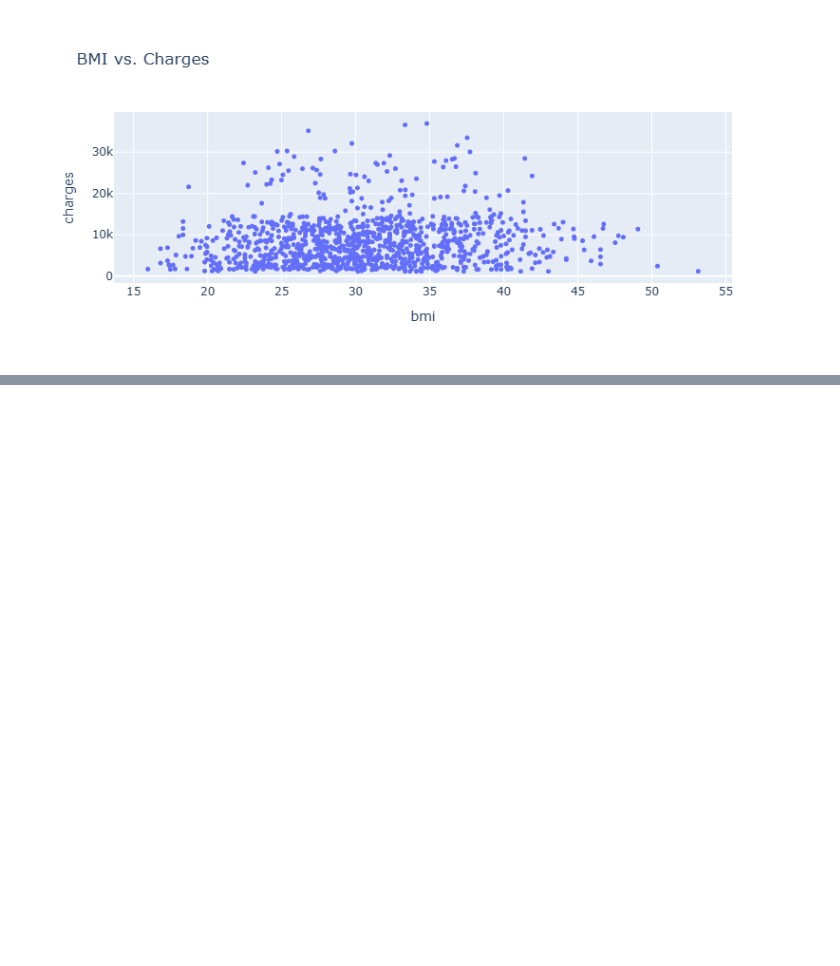
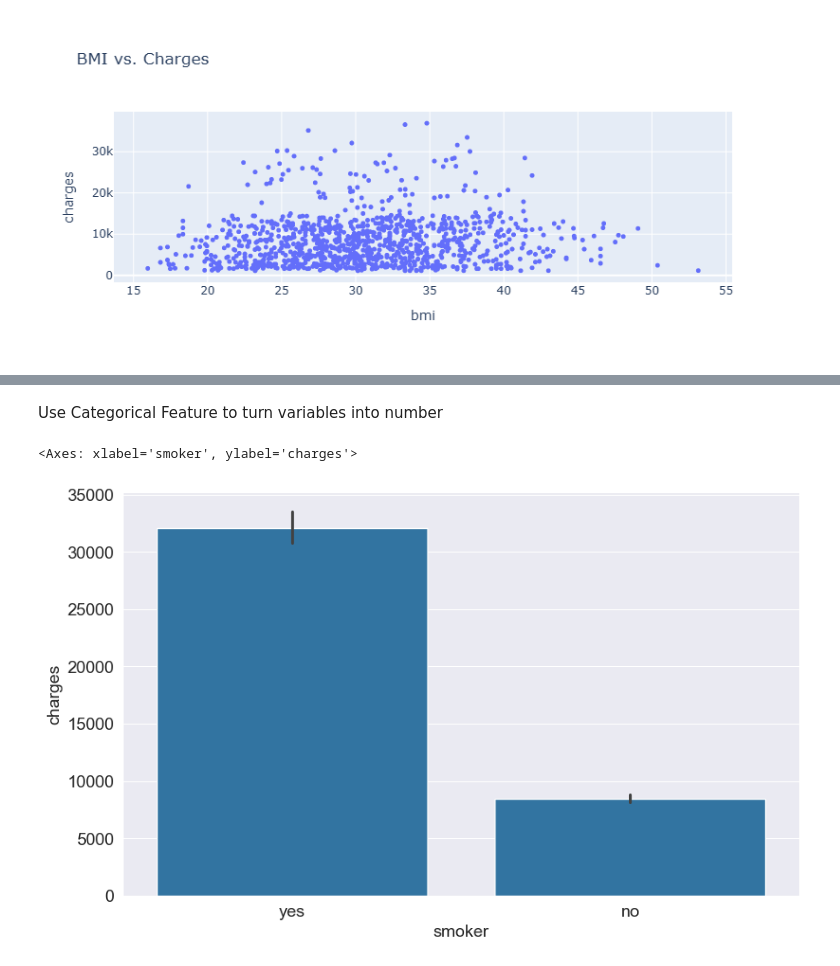
Before and after one commit to John-Fadipe/Machine_Learning_with_Python_and_Scikit_Learn, a Jupyter notebook: Linear Regression with Scikit Learn - Machine Learning with Python.ipynb, the cells around one changed output, grey strips where cells are left out. Saved outputs shown, nothing was run; the diff lists cells and outputs as text; code cells hidden in the pictures; blank space fills up the shorter version.

```diff
--- a/Linear Regression with Scikit Learn - Machine Learning with Python.ipynb
+++ b/Linear Regression with Scikit Learn - Machine Learning with Python.ipynb
@@ -662,0 +696,7 @@ fig.show()
+# %% [markdown]
+Use Categorical Feature to turn variables into number
+# %%
+sns.barplot(medical_df, x = "smoker", y = "charges")
+# %% [output]
+<Axes: xlabel='smoker', ylabel='charges'>
+[figure, added]
```
Also changed, not shown: parts of 27 cells of this notebook.
